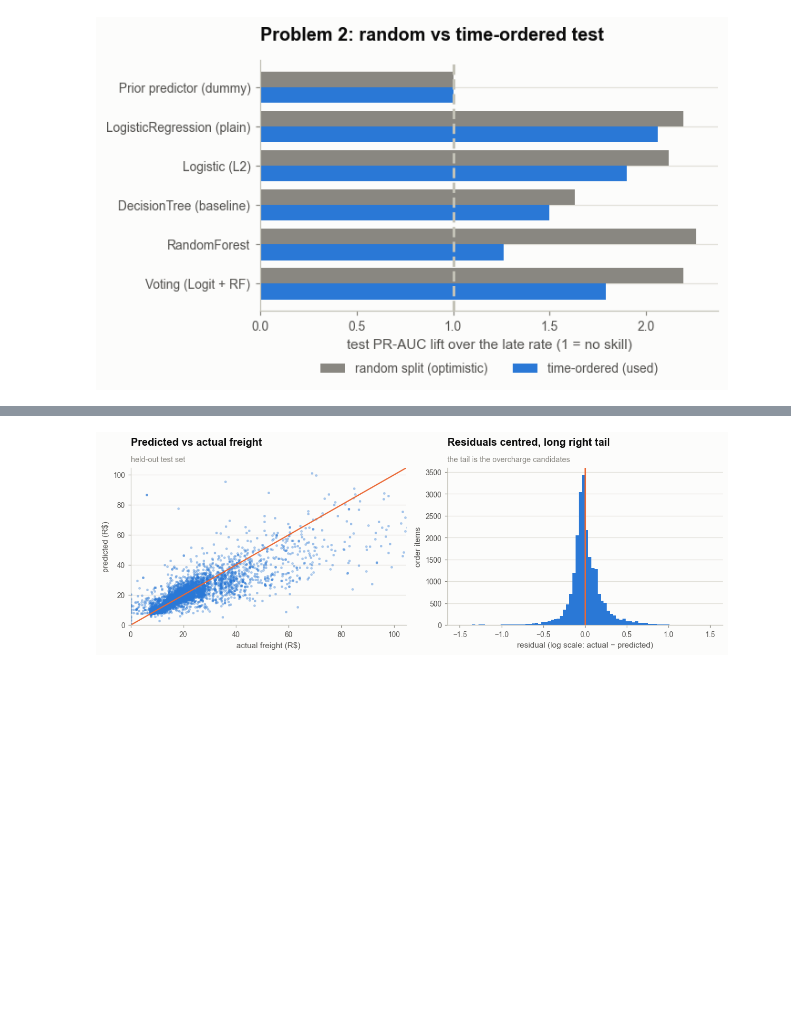
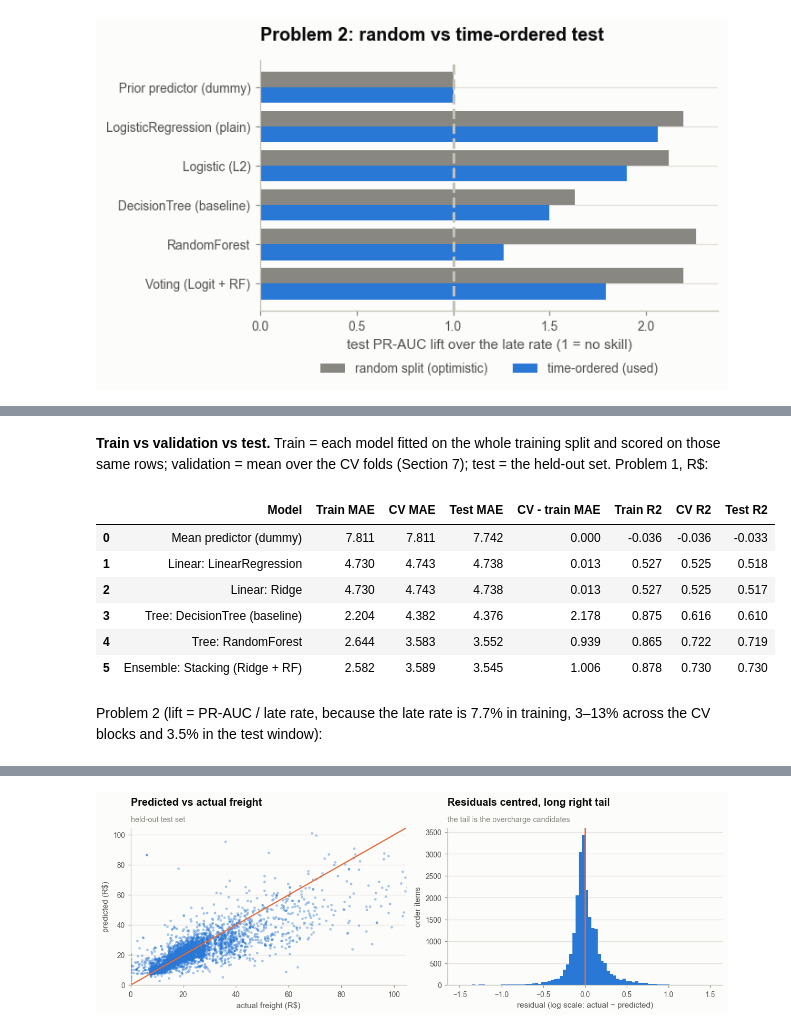
Before and after one commit to likeyou-ky/Team5_IT5006_Ecommerce_Analytics_AY2627Sem1, a Jupyter notebook: notebooks/Team5_Phase2_IT5006_AY2627Sem1.ipynb, the cells around one changed output, grey strips where cells are left out. Cells and saved outputs as stored; diff of their text form; code cells hidden in the pictures; blank space fills up the shorter version.

```diff
--- a/notebooks/Team5_Phase2_IT5006_AY2627Sem1.ipynb
+++ b/notebooks/Team5_Phase2_IT5006_AY2627Sem1.ipynb
@@ -365,0 +366,15 @@ Problem 2  Ensemble: Voting (Logit + RF) vs Linear: Logistic (L2): Lift 2.027 vs
+# %%
+display(Markdown("**Train vs validation vs test.** Train = each model fitted on the whole training split and scored on those same rows; validation = mean over the CV folds (Section 7); test = the held-out set. Problem 1, R$:"))
+display(save(P.train_val_test_regression(fit_a, tr_a, fs_a, cv_a, test_a), "train_val_test_1.csv"))
+display(Markdown(f"Problem 2 (lift = PR-AUC / late rate, because the late rate is {tr_b.clf_target.mean():.1%} in training, 3–13% across the CV blocks and {te_b.clf_target.mean():.1%} in the test window):"))
+display(save(P.train_val_test_classification(fit_b, tr_b, fs_b, cv_b, test_b), "train_val_test_2.csv"))
+# %% [output]
+**Train vs validation vs test.** Train = each model fitted on the whole training split and scored on those same rows; validation = mean over the CV folds (Section 7); test = the held-out set. Problem 1, R$:
+|  | Model | Train MAE | CV MAE | Test MAE | CV - train MAE | Train R2 | CV R2 | Test R2 |
+| 0 | Mean predictor (dummy) | 7.811 | 7.811 | 7.742 | 0.000 | -0.036 | -0.036 | -0.033 |
+| 1 | Linear: LinearRegression | 4.730 | 4.743 | 4.738 | 0.013 | 0.527 | 0.525 | 0.518 |
+| 2 | Linear: Ridge | 4.730 | 4.743 | 4.738 | 0.013 | 0.527 | 0.525 | 0.517 |
+| 3 | Tree: DecisionTree (baseline) | 2.204 | 4.382 | 4.376 | 2.178 | 0.875 | 0.616 | 0.610 |
+| 4 | Tree: RandomForest | 2.644 | 3.583 | 3.552 | 0.939 | 0.865 | 0.722 | 0.719 |
+| 5 | Ensemble: Stacking (Ridge + RF) | 2.582 | 3.589 | 3.545 | 1.006 | 0.878 | 0.730 | 0.730 |
+Problem 2 (lift = PR-AUC / late rate, because the late rate is 7.7% in training, 3–13% across the CV blocks and 3.5% in the test window):
```
Also changed, not shown: parts of 9 cells of this notebook, 6 other files.
